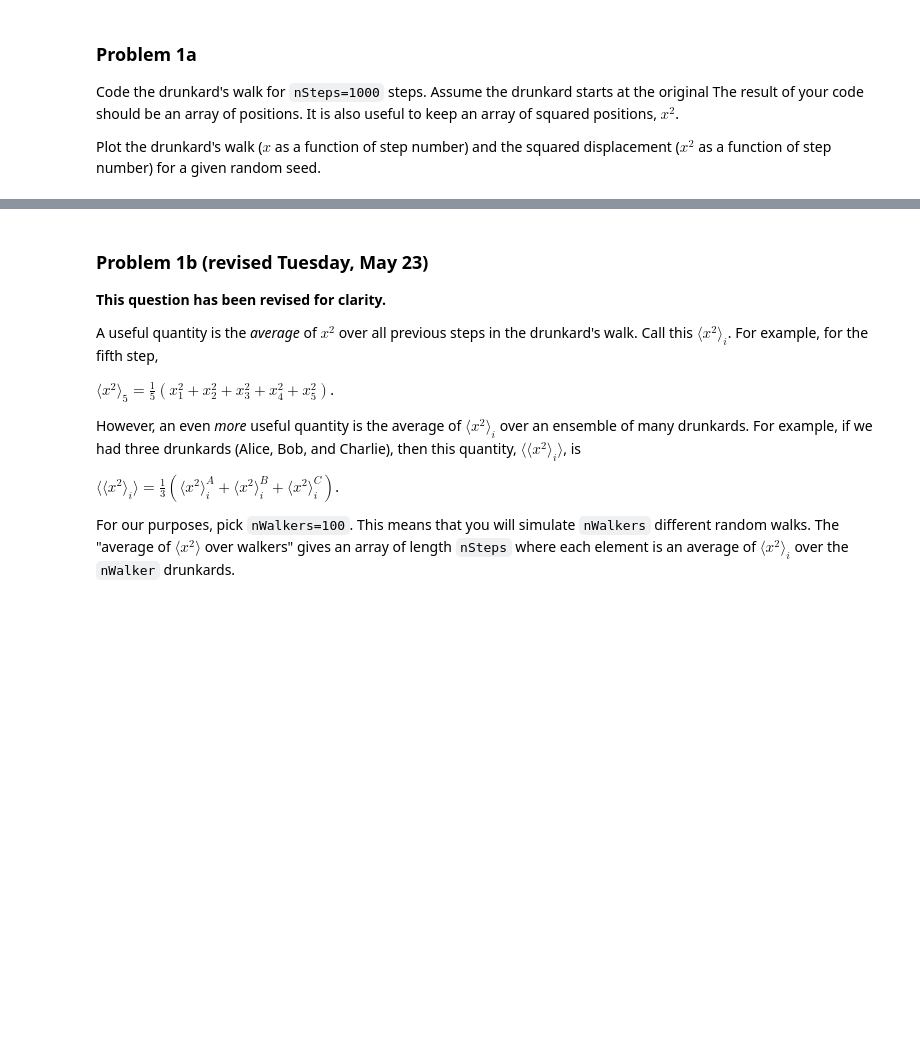
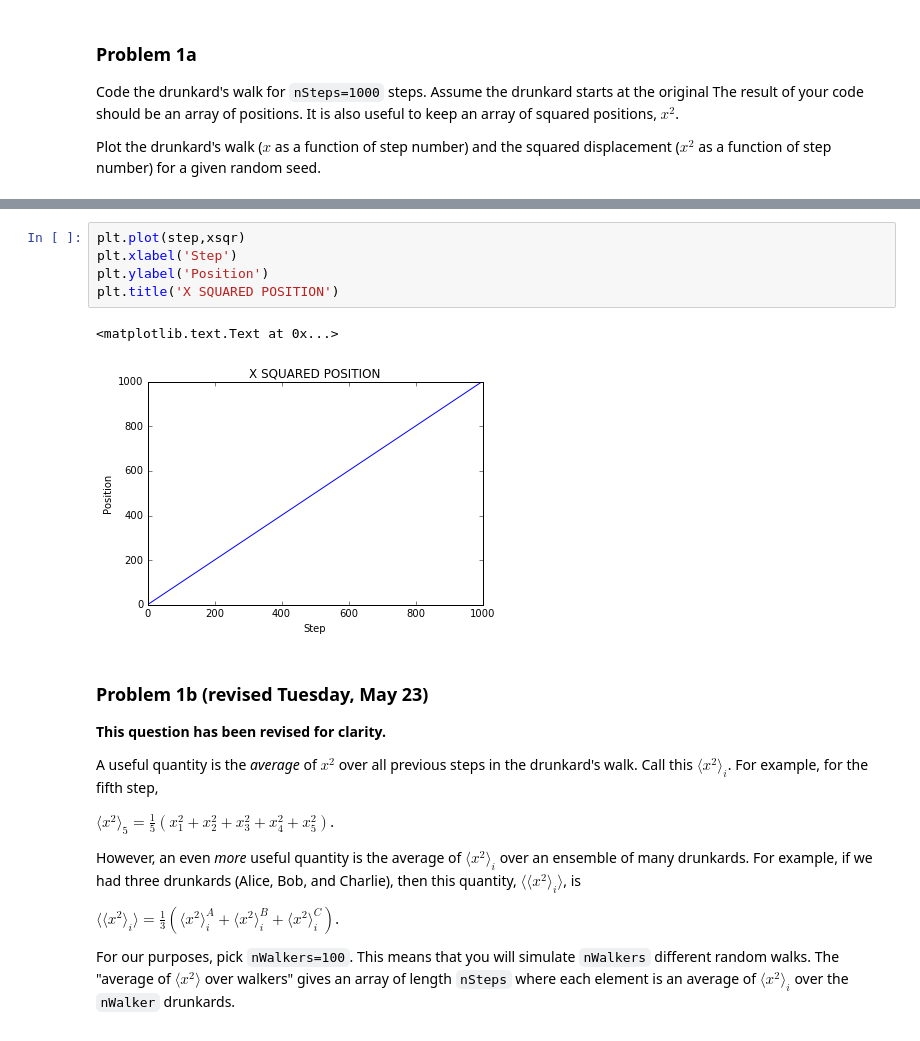
Before and after one commit to whick002/Homework06, a Jupyter notebook: Homework 6.ipynb, the cells around one changed output, grey strips where cells are left out. Drawn from its saved outputs; the diff is of its cells as text; blank space fills up the shorter version.

```diff
--- a/Homework 6.ipynb
+++ b/Homework 6.ipynb
@@ -28,3 +70,11 @@ Plot the drunkard's walk ($x$ as a function of step number) and the squared disp
+# %%
+plt.plot(step,xsqr)
+plt.xlabel('Step')
+plt.ylabel('Position')
+plt.title('X SQUARED POSITION')
+# %% [output]
+<matplotlib.text.Text at 0x...>
+[figure, added]
 # %% [markdown]
 ### Problem 1b (revised Tuesday, May 23)
 
```
Also changed, not shown: parts of 11 cells of this notebook.
